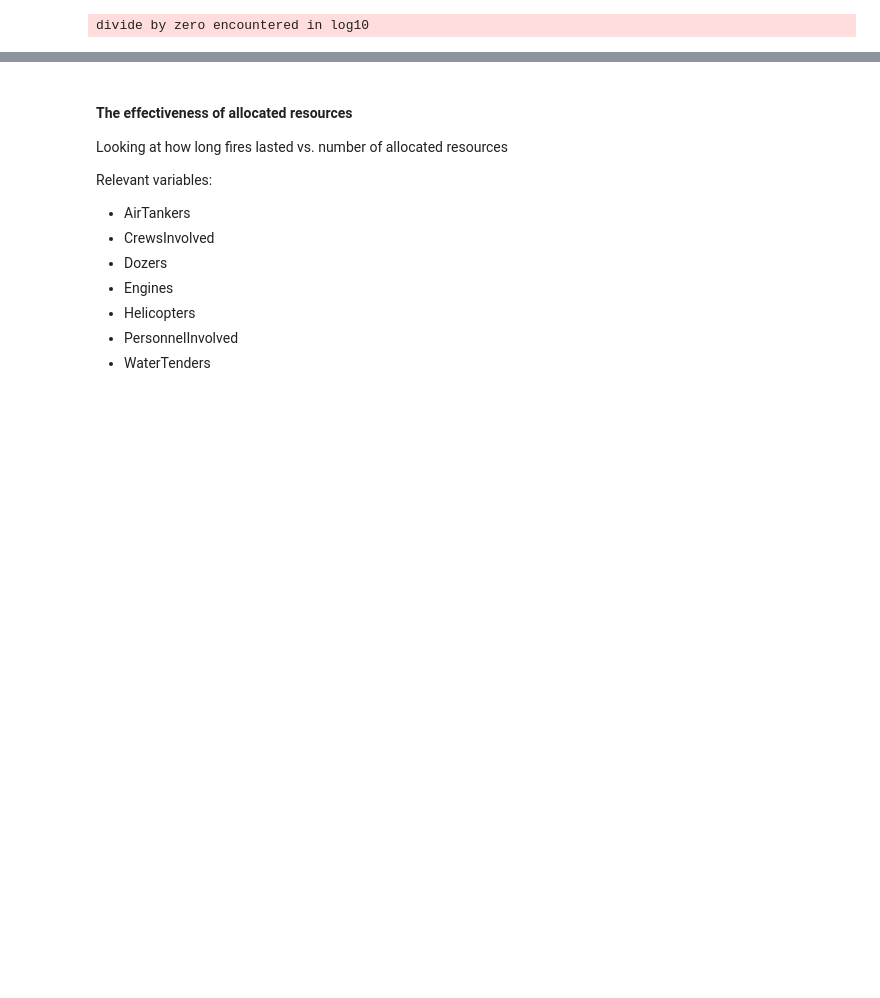
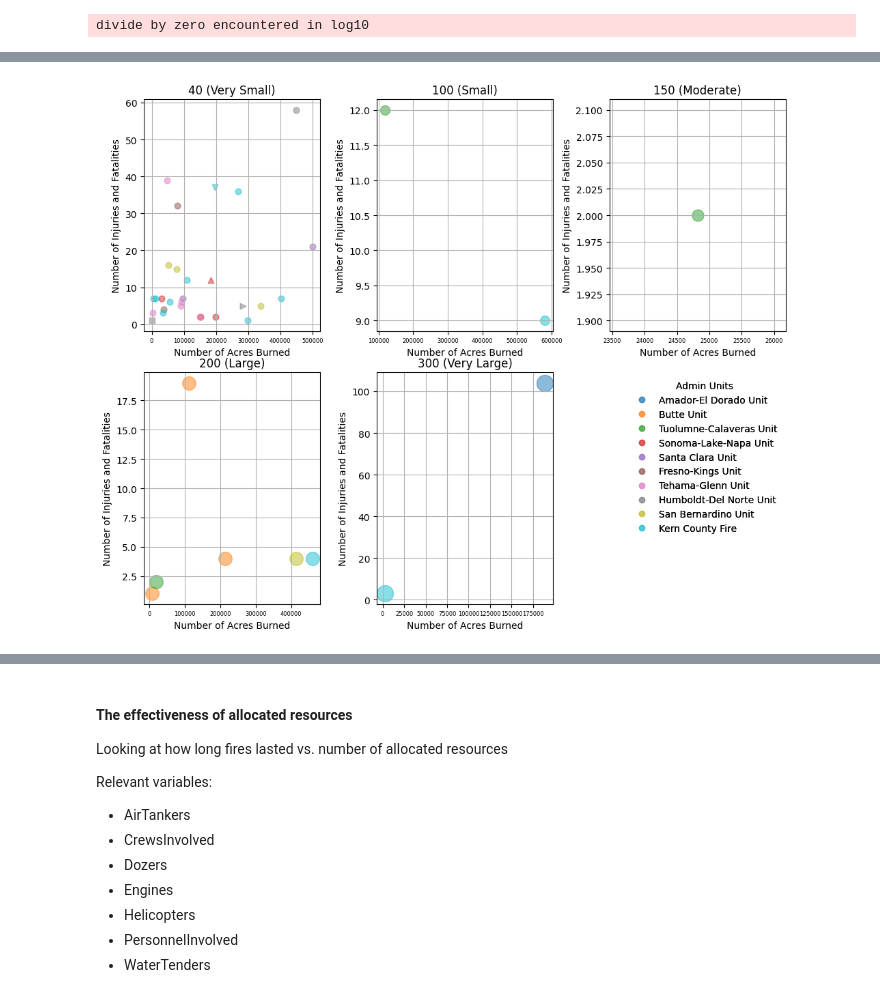
Before and after one commit to okaynils/fhnw-ds-gdv, a Jupyter notebook: wildfires.ipynb, the cells around one changed output, grey strips where cells are left out. Drawn from its saved outputs; the diff is of its cells as text; code cells hidden in the pictures; blank space fills up the shorter version.

```diff
--- a/wildfires.ipynb
+++ b/wildfires.ipynb
@@ -358,0 +388,39 @@ divide by zero encountered in log10
+# %%
+unique_size_types = np.unique(fire_dept_marker_sizes)[:len(fire_dept_sizes)-1]
+
+fig, axes = plt.subplots(nrows=2, ncols=3, figsize=(10, 8))
+axes = axes.flatten()
+
+size_labels = ['Very Small', 'Small', 'Moderate', 'Large', 'Very Large']
+
+fire_dept_marker_sizes = np.sort(fire_dept_marker_sizes)[::-1]
+
+colors = plt.cm.tab10(np.linspace(0, 1, len(admin_units)))
+color_map = dict(zip(admin_units, colors))
+
+for i, size in enumerate(unique_size_types):
+    ax = axes[i]
+    current_size_mask = fire_dept_marker_sizes == size
+    for j, county in enumerate(county_counts.index):
+        color_code = color_map.get(admin_units.loc[county], 'grey')
+        x = county_counts.loc[county]
+        y = incidents.loc[county]
+        marker = fuel_shapes[major_fuel_type.loc[county].lower()] if county in major_fuel_type.index else 'o'
+
+        if current_size_mask[j]:
+            ax.scatter(x, y, s=size, alpha=0.5, marker=marker, color=color_code, label=admin_units.loc[county])
+
+    ax.set_title(f'{size} ({size_labels[i]})')
+    ax.tick_params(axis='x', labelsize=6)
+    ax.set_xlabel('Number of Acres Burned')
+    ax.set_ylabel('Number of Injuries and Fatalities')
+    ax.grid(True)
+
+admin_unit_legend = plt.legend(handles, admin_units_cleaned.unique(), title="Admin Units", framealpha=1, bbox_to_anchor=(1, 1), frameon=False)
+plt.gca().add_artist(admin_unit_legend)
+
+axes[5].axis('off')
+plt.tight_layout(pad=0)
+plt.show()
+# %% [output]
+[figure, added]
```
Also changed, not shown: parts of 15 cells of this notebook, 20 other files.
